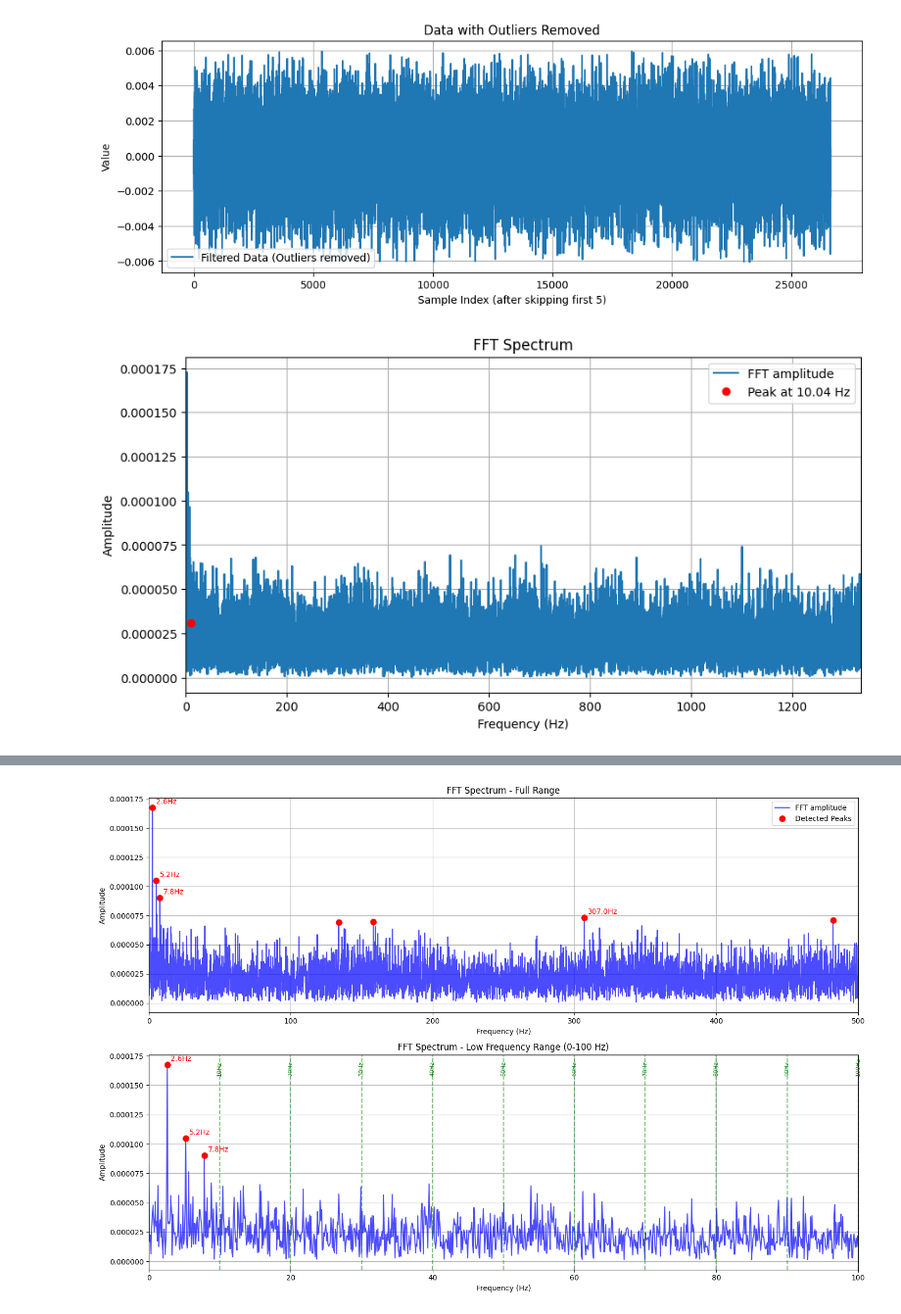
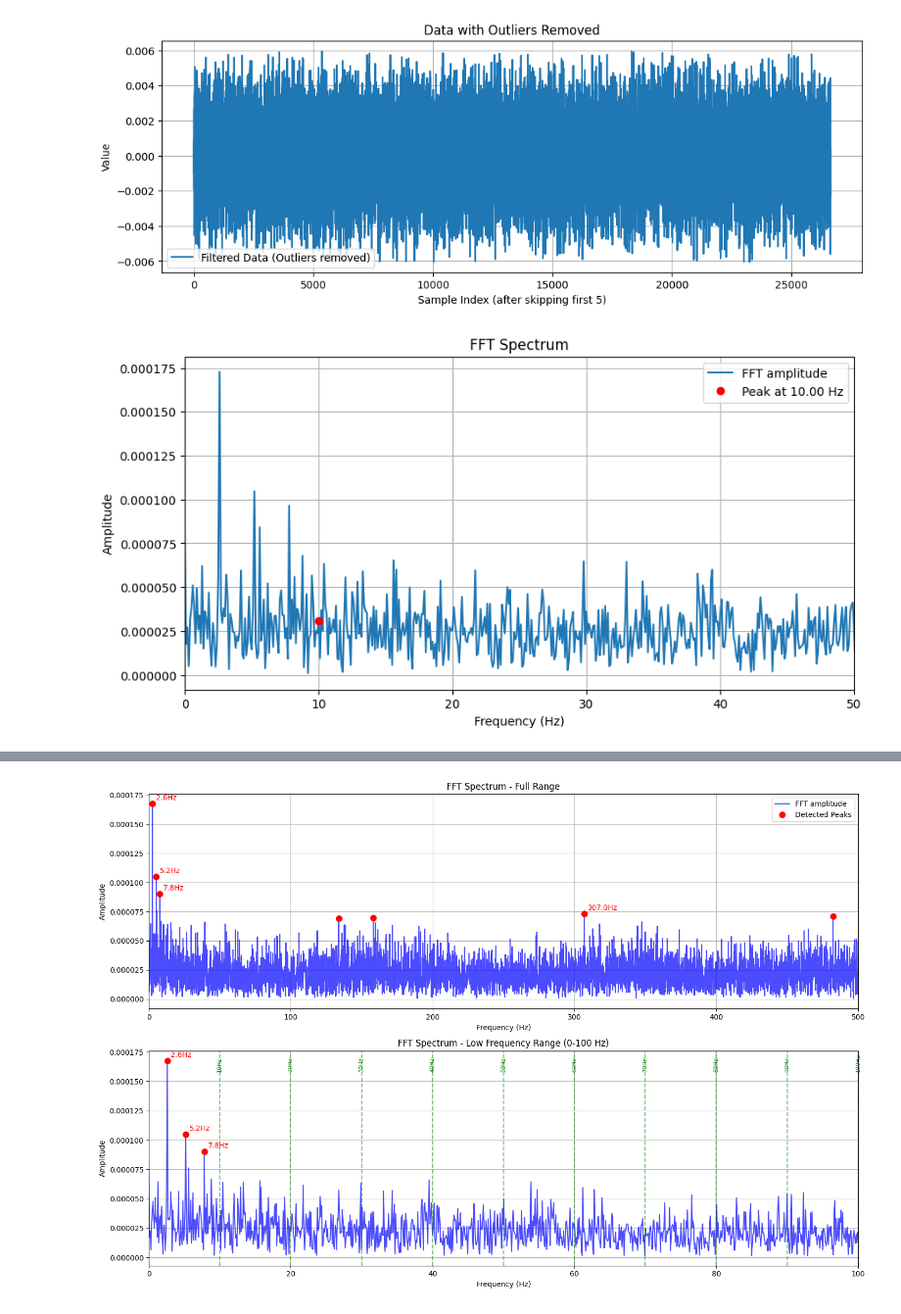
Before and after one commit to Kseorang1218/TmpRep, a Jupyter notebook: pic.ipynb, the cells around one changed output, grey strips where cells are left out. Shown at 98% size. Cells and saved outputs as stored; diff of their text form; code cells hidden in the pictures.

```diff
--- a/pic.ipynb
+++ b/pic.ipynb
@@ -122,36 +122,36 @@ data = np.array(data)
 filtered_data = data
 
 # 2. 샘플링 정보
-fs = 2672.2  # Hz
+fs = 2662.4  # Hz
 N = len(filtered_data)  # 데이터 포인트 수
 
 # 3. FFT 계산
 fft_vals = np.fft.fft(filtered_data)
 fft_freq = np.fft.fftfreq(N, d=1/fs)
 
 # 진폭 스펙트럼 (양쪽 대칭 중 양쪽 절반만)
 fft_amp = 2.0/N * np.abs(fft_vals[:N//2])
 fft_freq = fft_freq[:N//2]
 
 # 4. 피크 표시 (600 RPM = 10 Hz)
 target_freq = 10  # Hz
 # target_freq에 가장 가까운 인덱스 찾기
 peak_idx = np.argmin(np.abs(fft_freq - target_freq))
 peak_val = fft_amp[peak_idx]
 
 # 5. 그래프 그리기
 plt.figure(figsize=(10,5))
 plt.plot(fft_freq, fft_amp, label='FFT amplitude')
 plt.plot(fft_freq[peak_idx], peak_val, 'ro', label=f'Peak at {fft_freq[peak_idx]:.2f} Hz')
 plt.xlabel('Frequency (Hz)')
 plt.ylabel('Amplitude')
 plt.title('FFT Spectrum')
 plt.legend()
 plt.grid(True)
-plt.xlim(0, fs/2)  # Nyquist 주파수까지
+plt.xlim(0, 50)  # Nyquist 주파수까지
 plt.show()
 # %% [output]
-[figure, old version]
+[figure, new version]
 # %%
 import numpy as np
 import matplotlib.pyplot as plt
```
Also changed, not shown: parts of 3 cells of this notebook, 31 other files.
